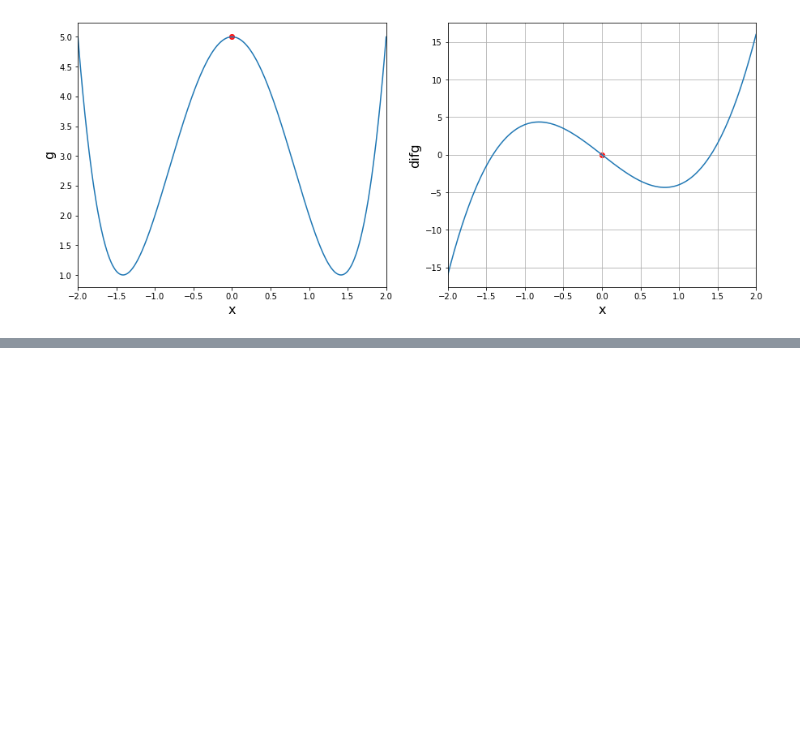
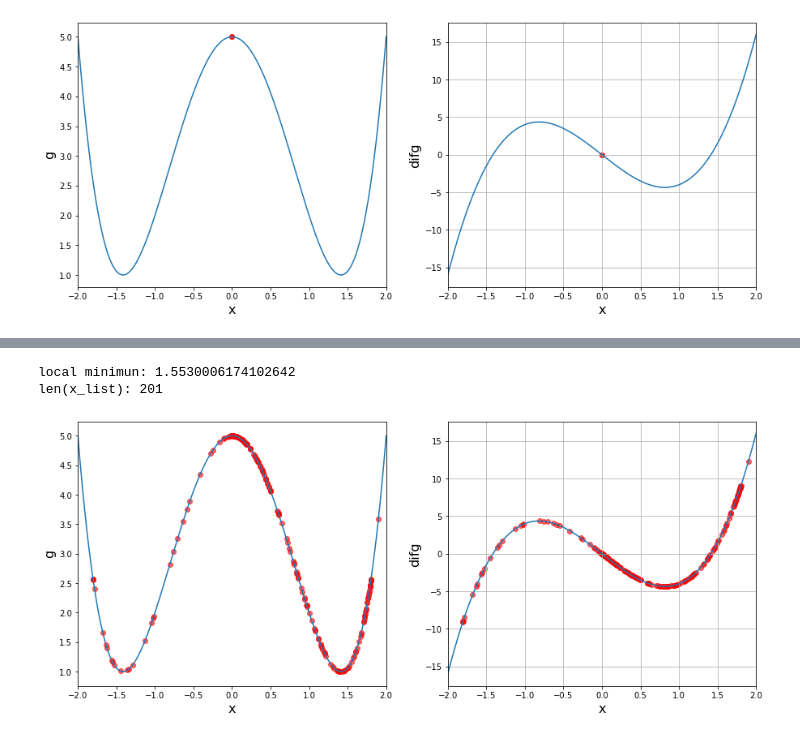
Before and after one commit to xshot9011/data-science-and-machine-leaning-learning, a Jupyter notebook: 3. Introduction to Optimisation and the Gradient Descent Algorithm/gradient descent.ipynb, the cells around one changed output, grey strips where cells are left out. Drawn from its saved outputs; the diff is of its cells as text; code cells hidden in the pictures; blank space fills up the shorter version.

```diff
--- a/3. Introduction to Optimisation and the Gradient Descent Algorithm/gradient descent.ipynb
+++ b/3. Introduction to Optimisation and the Gradient Descent Algorithm/gradient descent.ipynb
@@ -329,0 +453,11 @@ len(x_list): 2
+# %%
+local_min, x_list, slope_list = gradient_descent(difg, 1.9, 0.2, 0.001, n=200)  # n =5, 100, 200
+print('local minimun:', local_min)
+print('len(x_list):', len(slope_list))
+
+plot(g, difg, x_2, x_list, slope_list,
+     [min(x_2), max(x_2)], [min(g(x_2)), max(g(x_2))])
+# %% [output]
+local minimun: 1.5530006174102642
+len(x_list): 201
+[figure, added]
```
Also changed, not shown: parts of 15 cells of this notebook, 2 other files.
